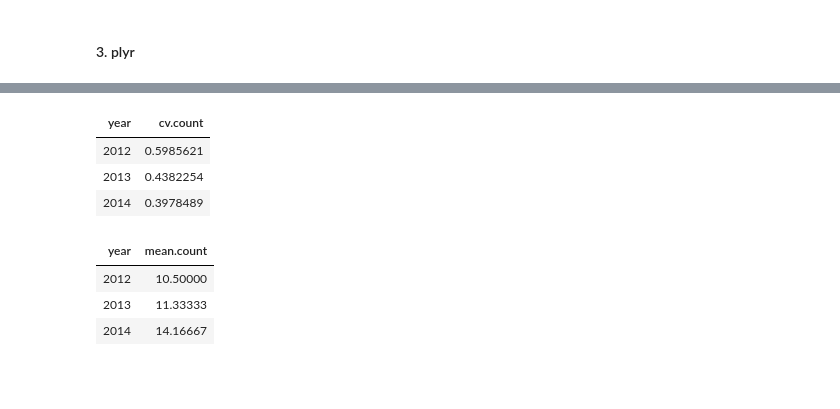
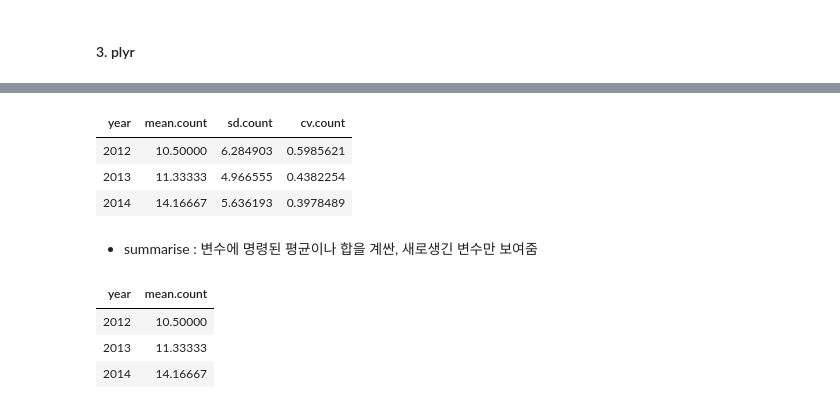
Before and after one commit to liberalapes/ADsP_summary, a Jupyter notebook: ADsP_Chp_04_01_02.ipynb, the cells around one changed output, grey strips where cells are left out. Cells and saved outputs as stored; diff of their text form; code cells hidden in the pictures; blank space fills up the shorter version.

```diff
--- a/ADsP_Chp_04_01_02.ipynb
+++ b/ADsP_Chp_04_01_02.ipynb
@@ -352,0 +375,4 @@ sqldf("select count(*) from iris where Species like 'se%' ")
+# %%
+round(runif(9, 0, 20))  # 9개 값을 랜덤 추출, 0~20까지 사이에서
+count <- round(runif(9, 0, 20))
+count
@@ -379,17 +414,19 @@ print(d)
 # %%
 library(plyr)
 
-ddply(d, "year", function(x) {
+ddply(d, "year", function(x,y,z) {
     mean.count = mean(x$count)
     sd.count = sd(x$count)
     cv = sd.count/mean.count
-    data.frame(cv.count =cv)
+    data.frame(mean.count, sd.count, cv.count =cv)
 })
 # %% [output]
-| year | cv.count |
-| 2012 | 0.5985621 |
-| 2013 | 0.4382254 |
-| 2014 | 0.3978489 |
+| year | mean.count | sd.count | cv.count |
+| 2012 | 10.50000 | 6.284903 | 0.5985621 |
+| 2013 | 11.33333 | 4.966555 | 0.4382254 |
+| 2014 | 14.16667 | 5.636193 | 0.3978489 |
+# %% [markdown]
+- summarise : 변수에 명령된 평균이나 합을 계싼, 새로생긴 변수만 보여줌
 # %%
 ddply(d, "year", summarise, mean.count = mean(count))
 # %% [output]
```
Also changed, not shown: parts of 18 cells of this notebook.
